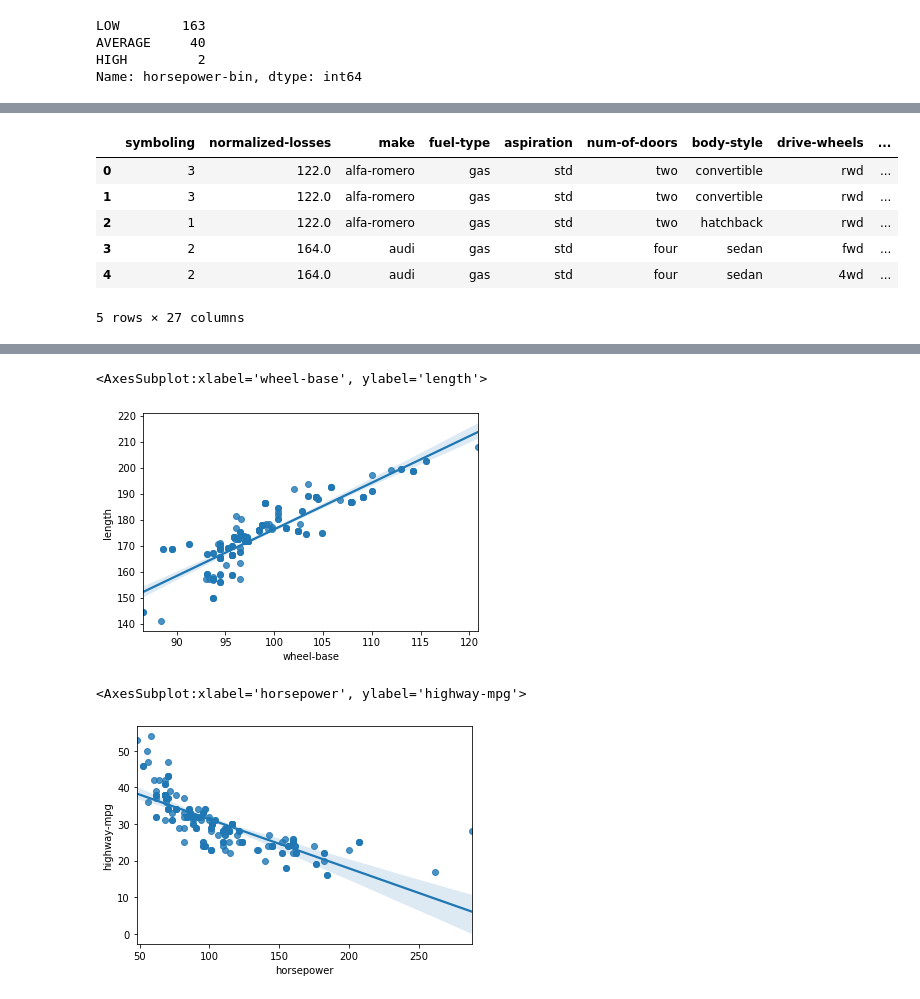
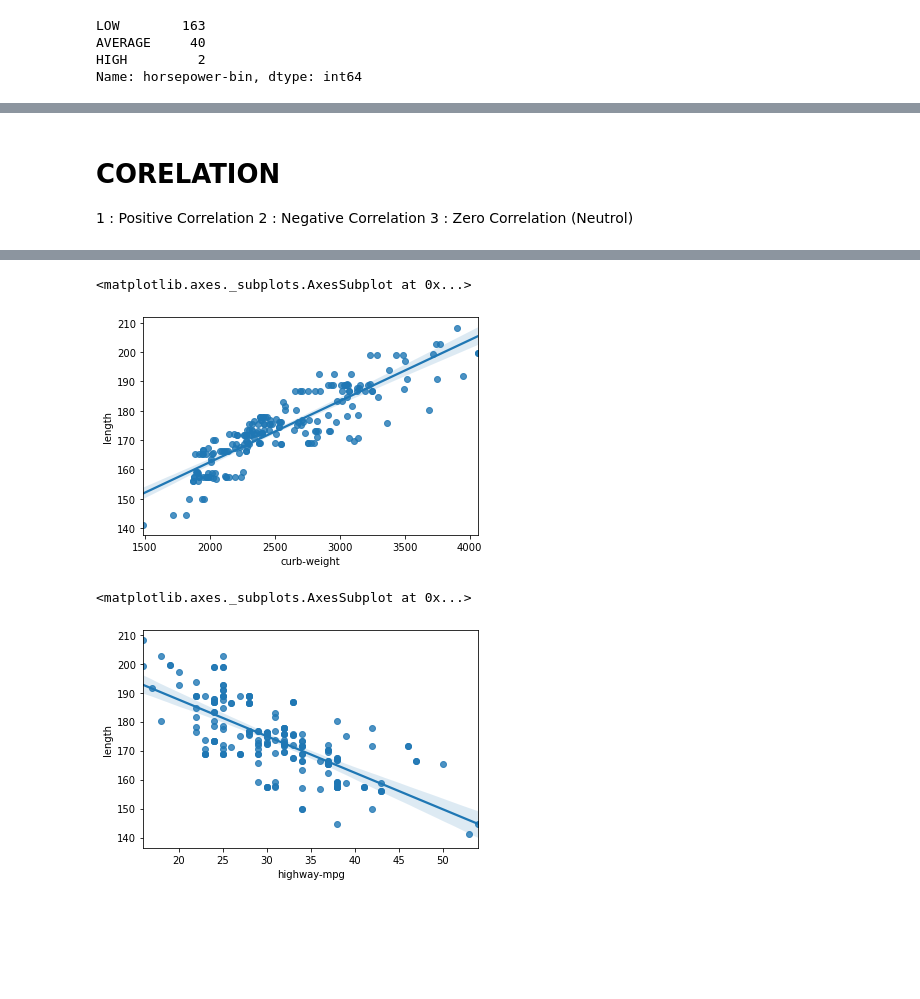
Before and after one commit to nabeelahmad2x/PBD_py, a Jupyter notebook: PBD_D3.ipynb, the cells around one changed output, grey strips where cells are left out. Drawn from its saved outputs; the diff is of its cells as text; code cells hidden in the pictures; blank space fills up the shorter version.

```diff
--- a/PBD_D3.ipynb
+++ b/PBD_D3.ipynb
@@ -713,14 +925,0 @@ plt.pyplot.pie(df['horsepower-bin'].value_counts(),explode=[0,0.1,0.1],
-# %%
-#CORRELATION
-#1. Positive correlation
-#2. Negative Correlation
-#3. Neutral Correlation(Zero Correlation)
-df.head()
-# %% [output]
-|  | symboling | normalized-losses | make | fuel-type | aspiration | num-of-doors | body-style | drive-wheels | ... |
-| 0 | 3 | 122.0 | alfa-romero | gas | std | two | convertible | rwd | ... |
-| 1 | 3 | 122.0 | alfa-romero | gas | std | two | convertible | rwd | ... |
-| 2 | 1 | 122.0 | alfa-romero | gas | std | two | hatchback | rwd | ... |
-| 3 | 2 | 164.0 | audi | gas | std | four | sedan | fwd | ... |
-| 4 | 2 | 164.0 | audi | gas | std | four | sedan | 4wd | ... |
-5 rows × 27 columns
@@ -727,3 +928,8 @@ df.head()
+# %% [markdown]
+# CORELATION
+1 : Positive Correlation
+2 : Negative Correlation
+3 : Zero Correlation (Neutrol)
 # %%
 df.corr()
 # %% [output]
@@ -745,10 +951,10 @@ import seaborn as sns
 # %%
-sns.regplot(data=df,x=df['wheel-base'],y=df['length'])
+sns.regplot(data=df,x=df['curb-weight'],y=df['length'])
 # %% [output]
-<AxesSubplot:xlabel='wheel-base', ylabel='length'>
+<matplotlib.axes._subplots.AxesSubplot at 0x...>
-[figure, old version]
+[figure, new version]
 # %%
-sns.regplot(data=df,x=df['horsepower'],y=df['highway-mpg'])
+sns.regplot(data=df,x=df['highway-mpg'],y=df['length'])
 # %% [output]
-<AxesSubplot:xlabel='horsepower', ylabel='highway-mpg'>
+<matplotlib.axes._subplots.AxesSubplot at 0x...>
-[figure, old version]
+[figure, new version]
```
Also changed, not shown: parts of 111 cells of this notebook.
